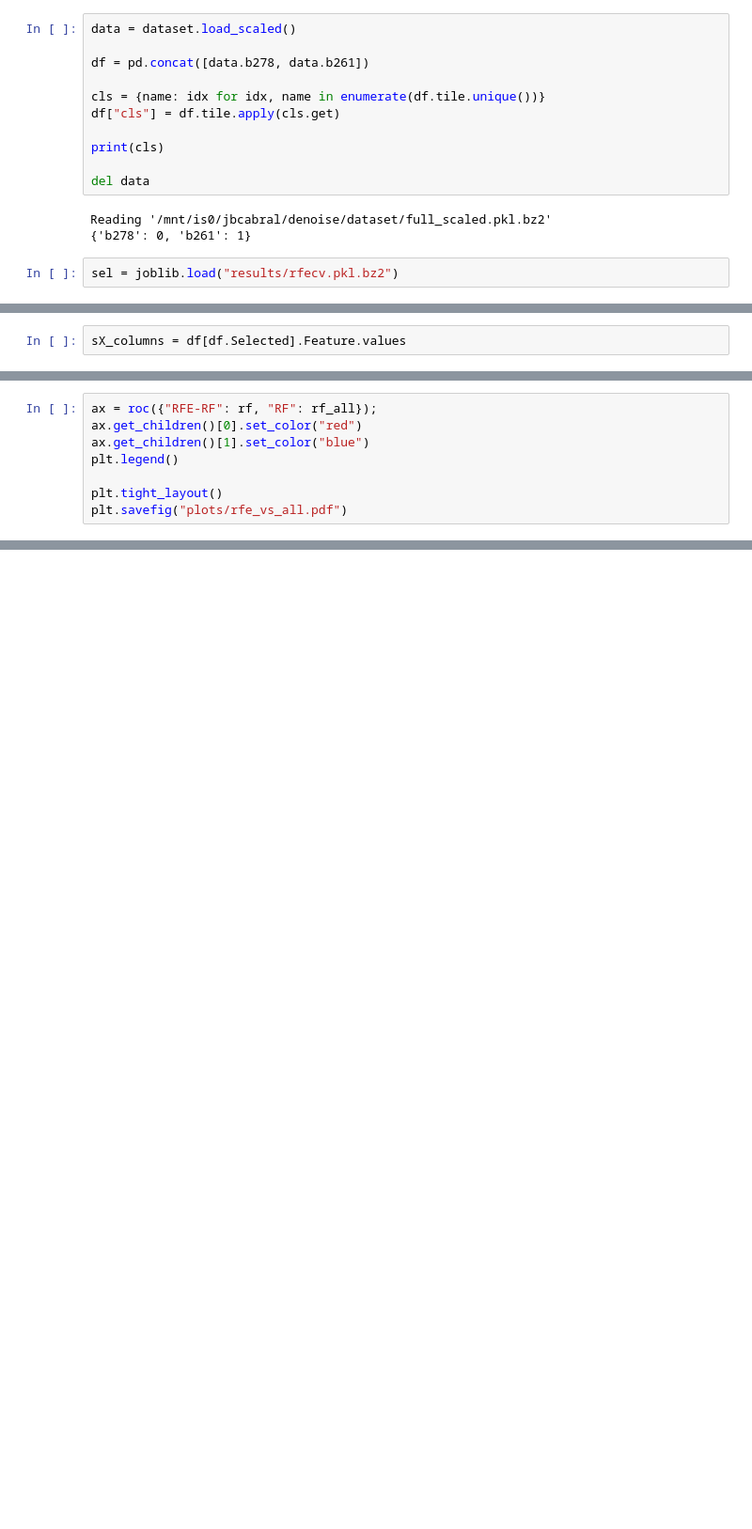
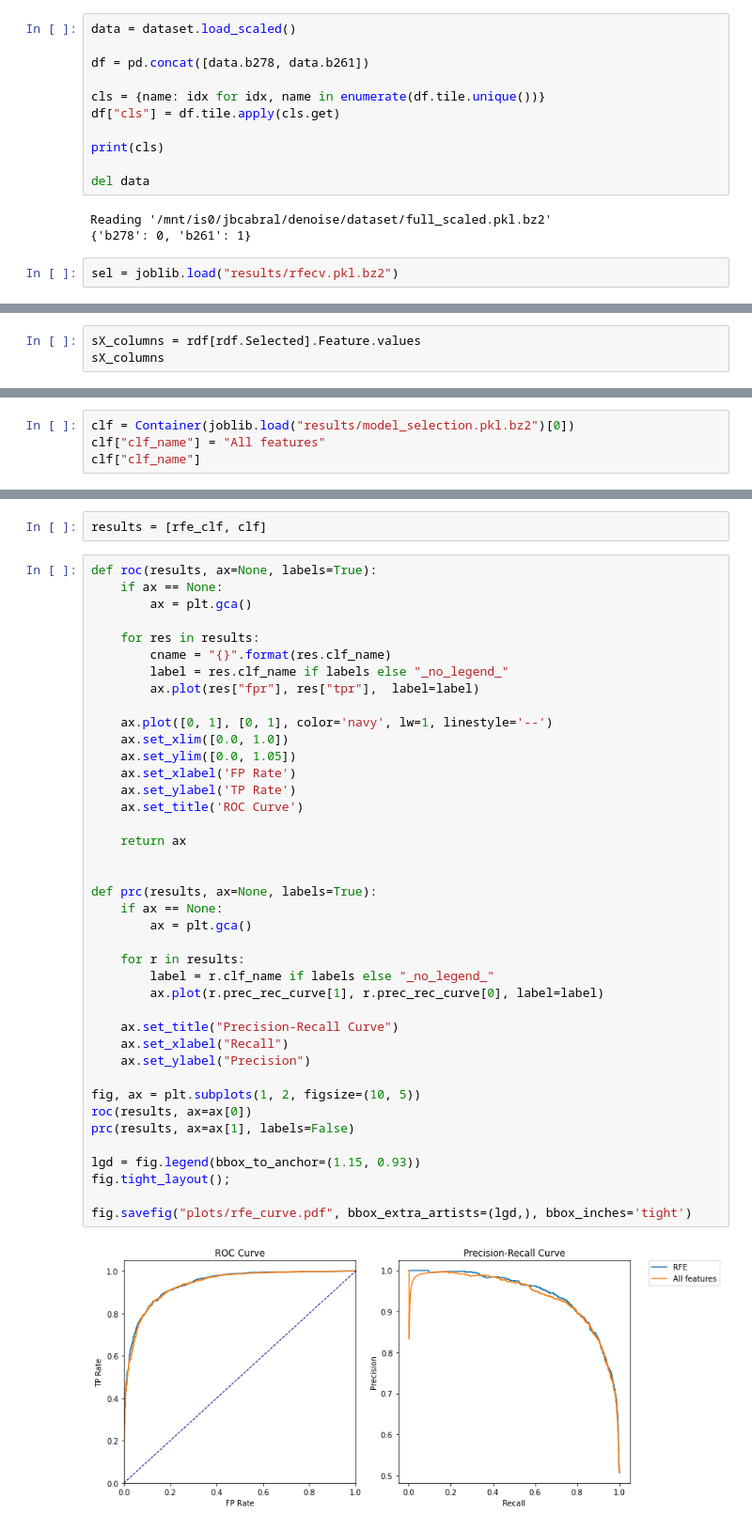
Before and after one commit to leliel12/denoise, a Jupyter notebook: 05_FS_analysis.ipynb, the cells around one changed output, grey strips where cells are left out. Shown at 94% size. Drawn from its saved outputs; the diff is of its cells as text; blank space fills up the shorter version.

```diff
--- a/05_FS_analysis.ipynb
+++ b/05_FS_analysis.ipynb
@@ -97,2 +99,3 @@ plt.show()
 # %%
-sX_columns = df[df.Selected].Feature.values
+sX_columns = rdf[rdf.Selected].Feature.values
+sX_columns
@@ -109,8 +110,0 @@ rf_all = np.load("data/results/model_selection.pkl.npy")[0]
-# %%
-ax = roc({"RFE-RF": rf, "RF": rf_all});
-ax.get_children()[0].set_color("red")
-ax.get_children()[1].set_color("blue")
-plt.legend()
-
-plt.tight_layout()
-plt.savefig("plots/rfe_vs_all.pdf")
@@ -123,0 +189,4 @@ print(
+# %%
+clf = Container(joblib.load("results/model_selection.pkl.bz2")[0])
+clf["clf_name"] = "All features"
+clf["clf_name"]
@@ -123,0 +195,44 @@ print(
+# %%
+results = [rfe_clf, clf]
+# %%
+def roc(results, ax=None, labels=True):
+    if ax == None:
+        ax = plt.gca()
+
+    for res in results:
+        cname = "{}".format(res.clf_name)
+        label = res.clf_name if labels else "_no_legend_"
+        ax.plot(res["fpr"], res["tpr"],  label=label)
+
+    ax.plot([0, 1], [0, 1], color='navy', lw=1, linestyle='--')
+    ax.set_xlim([0.0, 1.0])
+    ax.set_ylim([0.0, 1.05])
+    ax.set_xlabel('FP Rate')
+    ax.set_ylabel('TP Rate')
+    ax.set_title('ROC Curve')
+
+    return ax
+
+
+def prc(results, ax=None, labels=True):
+    if ax == None:
+        ax = plt.gca()
+
+    for r in results:
+        label = r.clf_name if labels else "_no_legend_"
+        ax.plot(r.prec_rec_curve[1], r.prec_rec_curve[0], label=label)
+
+    ax.set_title("Precision-Recall Curve")
+    ax.set_xlabel("Recall")
+    ax.set_ylabel("Precision")
+
+fig, ax = plt.subplots(1, 2, figsize=(10, 5))
+roc(results, ax=ax[0])
+prc(results, ax=ax[1], labels=False)
+
+lgd = fig.legend(bbox_to_anchor=(1.15, 0.93))
+fig.tight_layout();
+
+fig.savefig("plots/rfe_curve.pdf", bbox_extra_artists=(lgd,), bbox_inches='tight')
+# %% [output]
+[figure, added]
```
Also changed, not shown: parts of 17 cells of this notebook, 3 other files.
